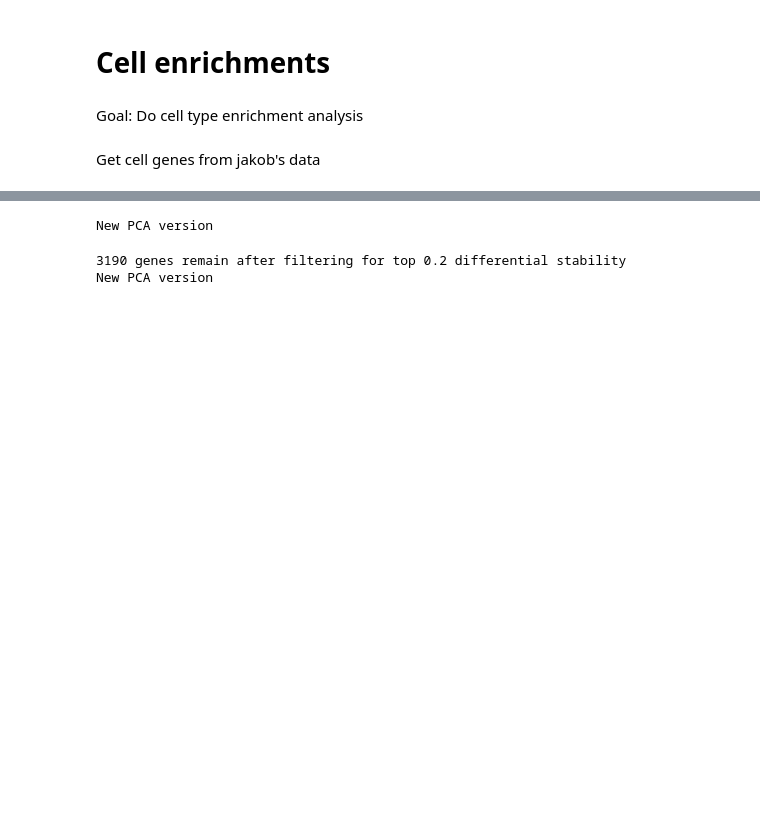
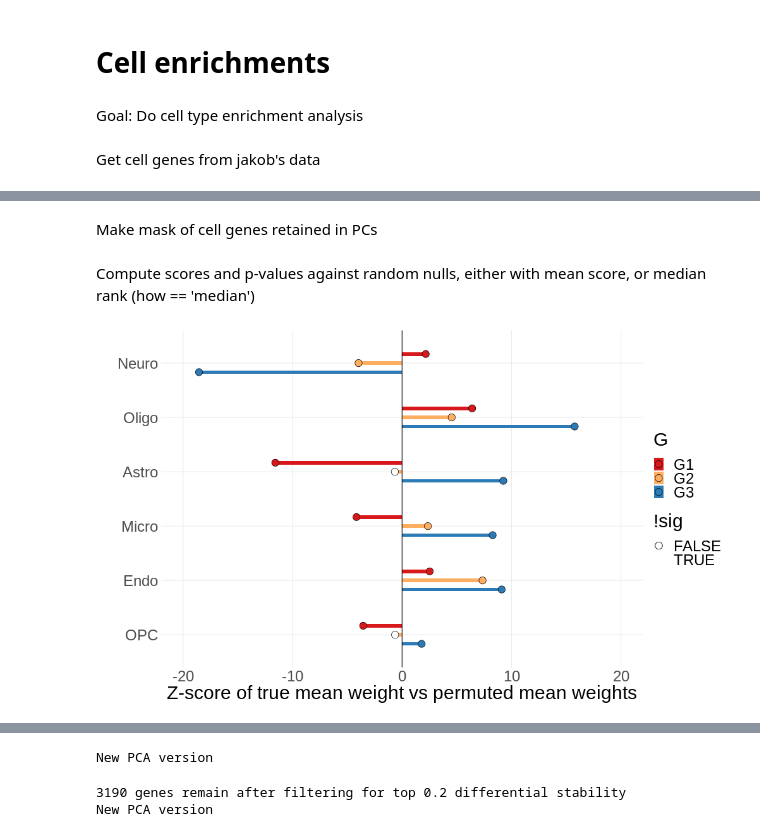
Before and after one commit to richardajdear/AHBA_gradients, a Jupyter notebook: notebooks/cell_enrichment.ipynb, the cells around one changed output, grey strips where cells are left out. Saved outputs shown, nothing was run; the diff lists cells and outputs as text; code cells hidden in the pictures; blank space fills up the shorter version.

```diff
--- a/notebooks/cell_enrichment.ipynb
+++ b/notebooks/cell_enrichment.ipynb
@@ -25,0 +26,3 @@ Get PCs
+# %%
+dm_hcp_3d_ds5 = gradientVersion(approach='dm', kernel='normalized_angle', alpha=1).fit('hcp_3donors_ds5')
+dm_hcp_3d_ds5.fit_weights()
@@ -25,0 +44,21 @@ Get PCs
+# %%
+version = dm_hcp_3d_ds5
+weights = version.weights.iloc[:,:3]
+nulls = shuffle_gene_weights(weights, n=10000, rank=False)
+# %% [markdown]
+Make mask of cell genes retained in PCs
+# %%
+gene_masks = match_cell_genes(cell_genes, weights)
+# %% [markdown]
+Compute scores and p-values against random nulls, either with mean score, or median rank (how == 'median')
+# %%
+true_scores, null_scores = compute_cell_scores(
+    weights, nulls, gene_masks, how='mean')
+
+null_p = compute_null_p(true_scores, null_scores, adjust='fdr_bh')
+# %%
+%%R -i null_p -w 1000 -h 600
+source("../code/enrichmentsPlots.R")
+plot_cell_dotplot(null_p)
+# %% [output]
+[figure, added]
```
Also changed, not shown: parts of 7 cells of this notebook, 15 other files.
